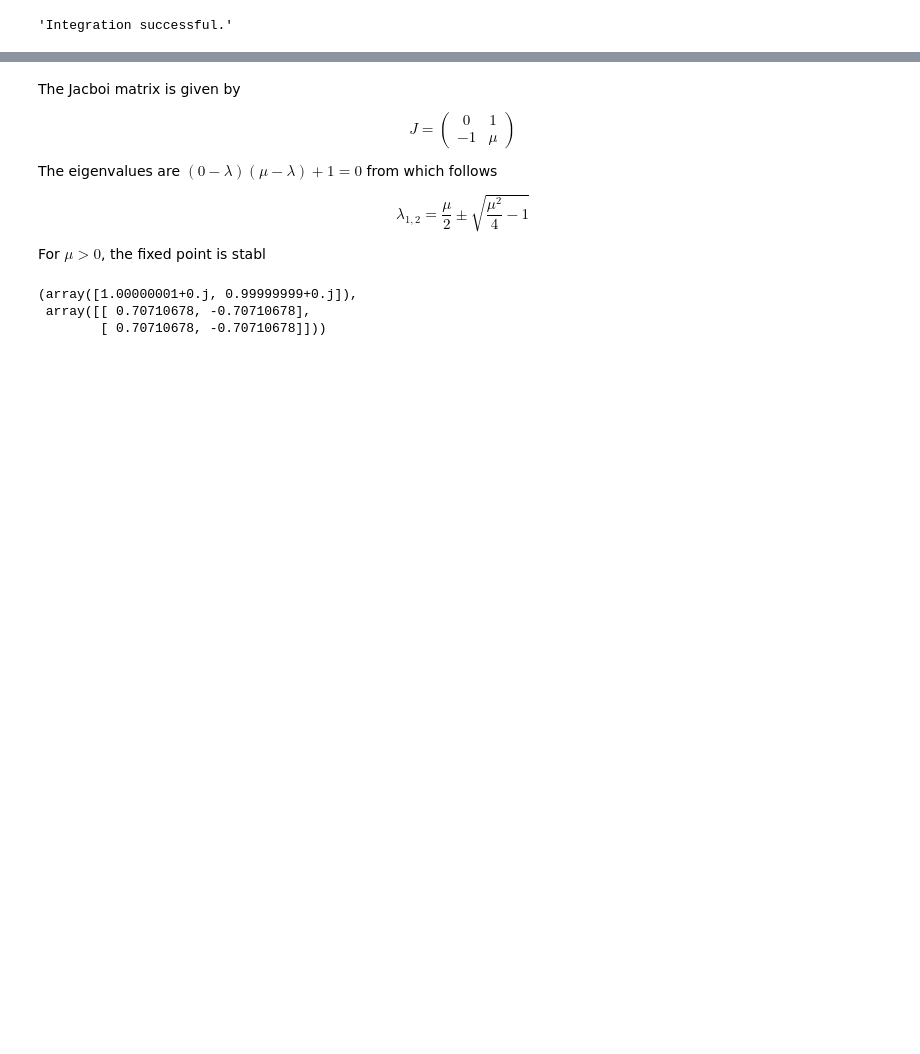
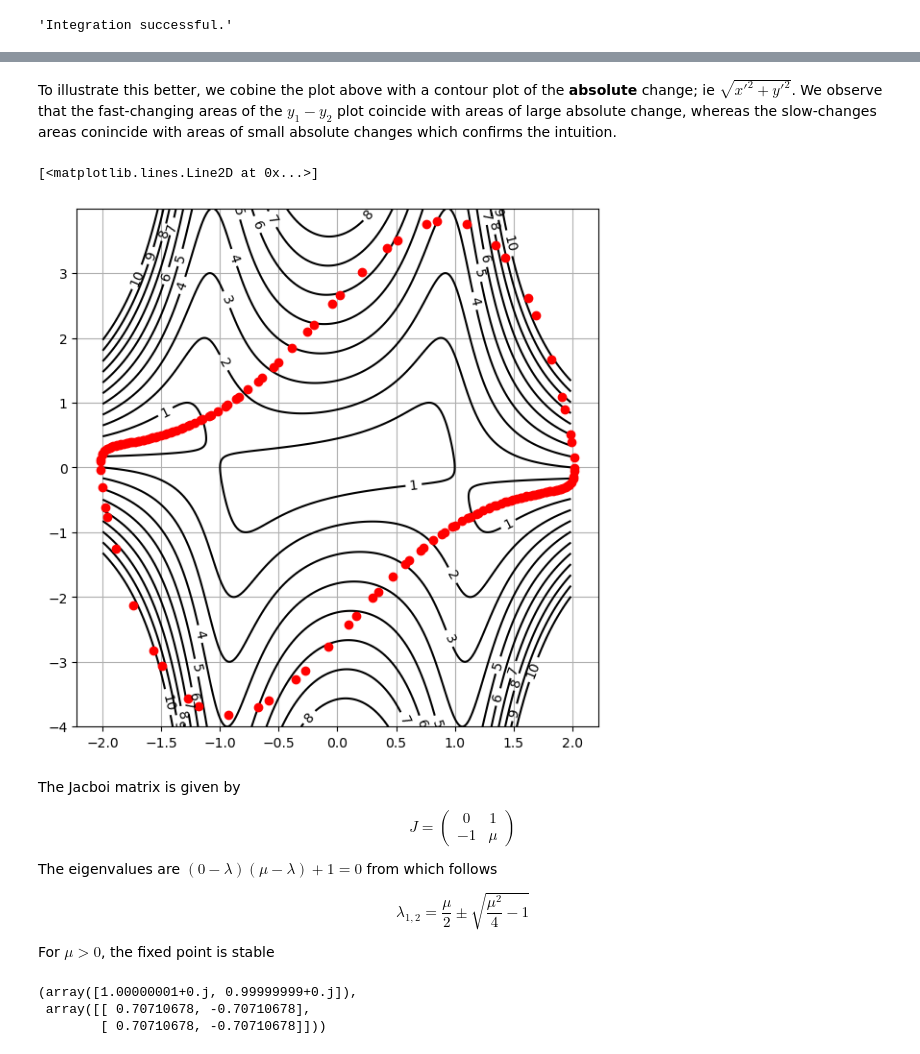
Before and after one commit to ClemensFMN/Notebooks, a Jupyter notebook: ODE/Exercise_6.1.8 (van der Pol).ipynb, the cells around one changed output, grey strips where cells are left out. Drawn from its saved outputs; the diff is of its cells as text; code cells hidden in the pictures; blank space fills up the shorter version.

```diff
--- a/ODE/Exercise_6.1.8 (van der Pol).ipynb
+++ b/ODE/Exercise_6.1.8 (van der Pol).ipynb
@@ -43,3 +52,21 @@ Text(0, 0.5, '$y$')
+# %% [markdown]
+To illustrate this better, we cobine the plot above with a contour plot of the **absolute** change; ie $\sqrt{x'^2 + y'^2}$. We observe that the fast-changing areas of the $y_1 - y_2$ plot coincide with areas of large absolute change, whereas the slow-changes areas conincide with areas of small absolute changes which confirms the intuition.
+# %%
+delta = 0.01
+x = np.arange(-2.0, 2.0, delta)
+y = np.arange(-4.0, 4.0, delta)
+X, Y = np.meshgrid(x, y)
+
+Z = np.sqrt(Y**2 + (-X + mu*(1 - X**2)*Y)**2)
+
+fig, ax = plt.subplots()
+CS = ax.contour(X, Y, Z, np.linspace(0,10,11), colors='k')
+ax.clabel(CS, inline=True)
+ax.grid(True)
+ax.plot(y1[50:], y2[50:], 'ro')
+# %% [output]
+[<matplotlib.lines.Line2D at 0x...>]
+[figure, added]
 # %% [markdown]
 The Jacboi matrix is given by
 
@@ -53,7 +80,7 @@ $$
 \lambda_{1,2} = \frac{\mu}{2} \pm \sqrt{\frac{\mu^2}{4} - 1}
 $$
 
-For $\mu > 0$, the fixed point is stabl
+For $\mu > 0$, the fixed point is stable
 # %%
 A = np.array([[0., 1.], [-1., mu]])
 lin.eig(A)
```
Also changed, not shown: parts of 6 cells of this notebook.
